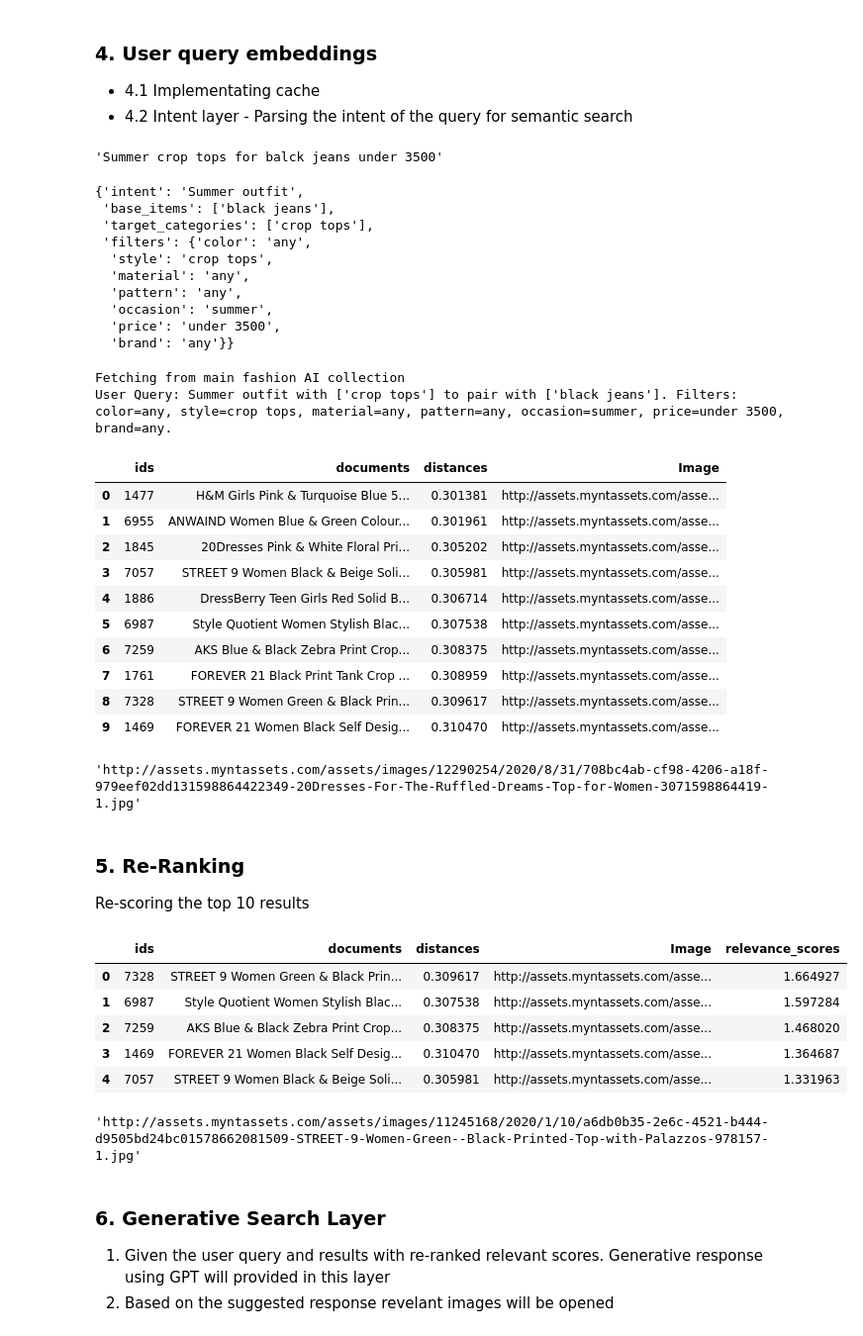
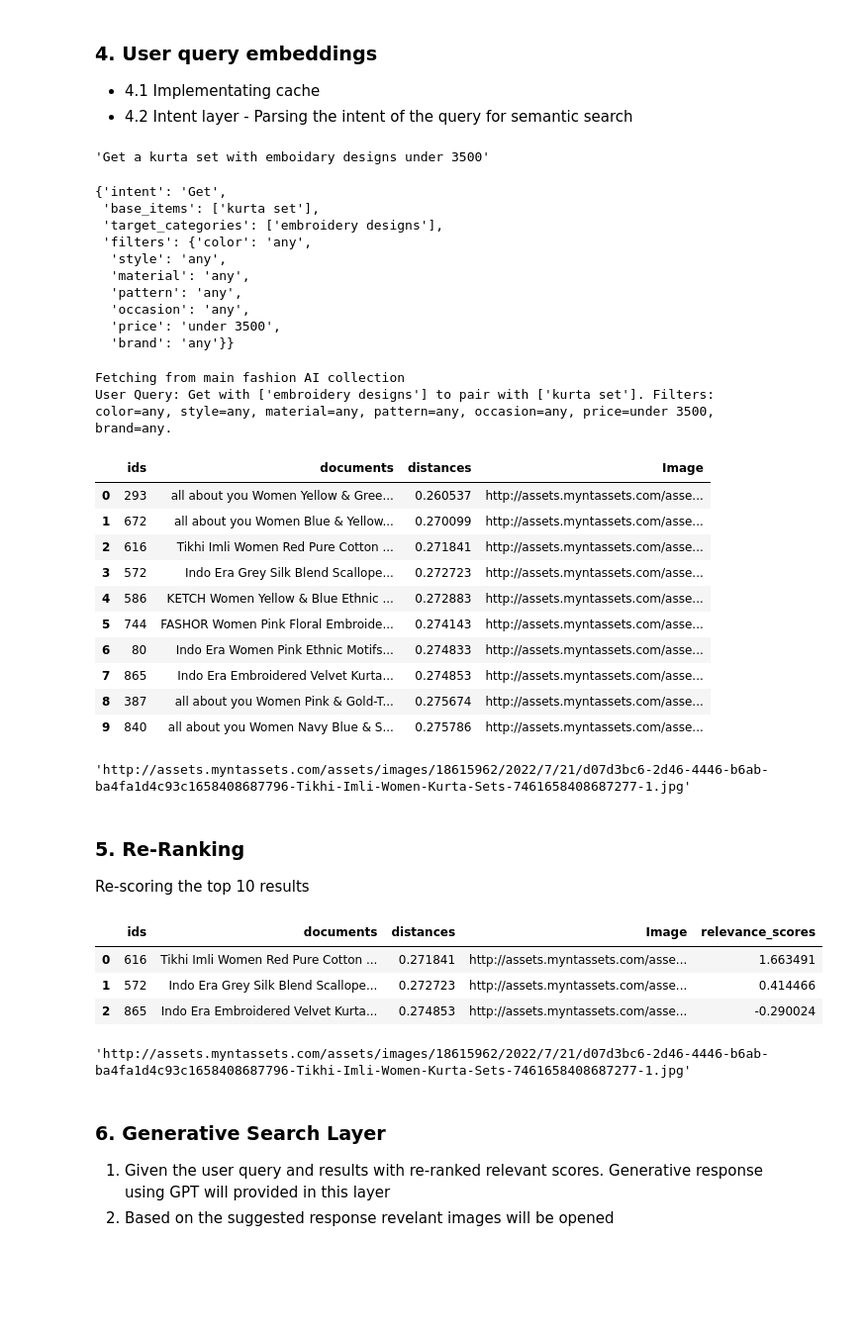
Before and after one commit to Abbhiraami/ML_AI_masters, a Jupyter notebook: fashion_rag_AI_search/fashion_AI_search.ipynb, the cells around one changed output. Shown at 99% size. Cells and saved outputs as stored; diff of their text form; code cells hidden in the pictures; blank space fills up the shorter version.

```diff
--- a/fashion_rag_AI_search/fashion_AI_search.ipynb
+++ b/fashion_rag_AI_search/fashion_AI_search.ipynb
@@ -237,10 +235,10 @@ collection.peek(2)
 - 4.1 Implementating cache
 - 4.2 Intent layer - Parsing the intent of the query for semantic search
 # %%
-query="Summer crop tops for balck jeans under 3500"
+query="Get a kurta set with emboidary designs under 3500"
 query
 # %% [output]
-'Summer crop tops for balck jeans under 3500'
+'Get a kurta set with emboidary designs under 3500'
 # %%
 ### 4.2 Intent layer - Parsing the intent of the query for semantic search]
 def parse_intent(query):
@@ -292,14 +290,14 @@ def parse_intent(query):
 parsed_intent = parse_intent(query)
 parsed_intent
 # %% [output]
-{'intent': 'Summer outfit',
- 'base_items': ['black jeans'],
- 'target_categories': ['crop tops'],
+{'intent': 'Get',
+ 'base_items': ['kurta set'],
+ 'target_categories': ['embroidery designs'],
  'filters': {'color': 'any',
-  'style': 'crop tops',
+  'style': 'any',
   'material': 'any',
   'pattern': 'any',
-  'occasion': 'summer',
+  'occasion': 'any',
   'price': 'under 3500',
   'brand': 'any'}}
 # %%
@@ -372,22 +370,22 @@ print("User Query:", user_query )
 results
 # %% [output]
 Fetching from main fashion AI collection
-User Query: Summer outfit with ['crop tops'] to pair with ['black jeans']. Filters: color=any, style=crop tops, material=any, pattern=any, occasion=summer, price=under 3500, brand=any.
+User Query: Get with ['embroidery designs'] to pair with ['kurta set']. Filters: color=any, style=any, material=any, pattern=any, occasion=any, price=under 3500, brand=any.
 |  | ids | documents | distances | Image |
-| 0 | 1477 | H&M Girls Pink & Turquoise Blue 5... | 0.301381 | http://assets.myntassets.com/asse... |
-| 1 | 6955 | ANWAIND Women Blue & Green Colour... | 0.301961 | http://assets.myntassets.com/asse... |
-| 2 | 1845 | 20Dresses Pink & White Floral Pri... | 0.305202 | http://assets.myntassets.com/asse... |
-| 3 | 7057 | STREET 9 Women Black & Beige Soli... | 0.305981 | http://assets.myntassets.com/asse... |
-| 4 | 1886 | DressBerry Teen Girls Red Solid B... | 0.306714 | http://assets.myntassets.com/asse... |
-| 5 | 6987 | Style Quotient Women Stylish Blac... | 0.307538 | http://assets.myntassets.com/asse... |
-| 6 | 7259 | AKS Blue & Black Zebra Print Crop... | 0.308375 | http://assets.myntassets.com/asse... |
-| 7 | 1761 | FOREVER 21 Black Print Tank Crop ... | 0.308959 | http://assets.myntassets.com/asse... |
-| 8 | 7328 | STREET 9 Women Green & Black Prin... | 0.309617 | http://assets.myntassets.com/asse... |
-| 9 | 1469 | FOREVER 21 Women Black Self Desig... | 0.310470 | http://assets.myntassets.com/asse... |
+| 0 | 293 | all about you Women Yellow & Gree... | 0.260537 | http://assets.myntassets.com/asse... |
+| 1 | 672 | all about you Women Blue & Yellow... | 0.270099 | http://assets.myntassets.com/asse... |
+| 2 | 616 | Tikhi Imli Women Red Pure Cotton ... | 0.271841 | http://assets.myntassets.com/asse... |
+| 3 | 572 | Indo Era Grey Silk Blend Scallope... | 0.272723 | http://assets.myntassets.com/asse... |
+| 4 | 586 | KETCH Women Yellow & Blue Ethnic ... | 0.272883 | http://assets.myntassets.com/asse... |
+| 5 | 744 | FASHOR Women Pink Floral Embroide... | 0.274143 | http://assets.myntassets.com/asse... |
+| 6 | 80 | Indo Era Women Pink Ethnic Motifs... | 0.274833 | http://assets.myntassets.com/asse... |
+| 7 | 865 | Indo Era Embroidered Velvet Kurta... | 0.274853 | http://assets.myntassets.com/asse... |
+| 8 | 387 | all about you Women Pink & Gold-T... | 0.275674 | http://assets.myntassets.com/asse... |
+| 9 | 840 | all about you Women Navy Blue & S... | 0.275786 | http://assets.myntassets.com/asse... |
 # %%
 results.Image.loc[2]
 # %% [output]
-'http://assets.myntassets.com/assets/images/12290254/2020/8/31/708bc4ab-cf98-4206-a18f-979eef02dd131598864422349-20Dresses-For-The-Ruffled-Dreams-Top-for-Women-3071598864419-1.jpg'
+'http://assets.myntassets.com/assets/images/18615962/2022/7/21/d07d3bc6-2d46-4446-b6ab-ba4fa1d4c93c1658408687796-Tikhi-Imli-Women-Kurta-Sets-7461658408687277-1.jpg'
 # %% [markdown]
 ### 5. Re-Ranking
 
@@ -412,19 +410,17 @@ def rerank_results(query,results,reranker,top_k=5):
     reranked_results=results.sort_values(by='relevance_scores',ascending=False).head(top_k).reset_index(drop=True)
     return reranked_results
 # %%
-results=rerank_results(user_query,results,reranker,top_k=5)
+results=rerank_results(user_query,results,reranker,top_k=3)
 results
 # %% [output]
 |  | ids | documents | distances | Image | relevance_scores |
-| 0 | 7328 | STREET 9 Women Green & Black Prin... | 0.309617 | http://assets.myntassets.com/asse... | 1.664927 |
-| 1 | 6987 | Style Quotient Women Stylish Blac... | 0.307538 | http://assets.myntassets.com/asse... | 1.597284 |
-| 2 | 7259 | AKS Blue & Black Zebra Print Crop... | 0.308375 | http://assets.myntassets.com/asse... | 1.468020 |
-| 3 | 1469 | FOREVER 21 Women Black Self Desig... | 0.310470 | http://assets.myntassets.com/asse... | 1.364687 |
-| 4 | 7057 | STREET 9 Women Black & Beige Soli... | 0.305981 | http://assets.myntassets.com/asse... | 1.331963 |
+| 0 | 616 | Tikhi Imli Women Red Pure Cotton ... | 0.271841 | http://assets.myntassets.com/asse... | 1.663491 |
+| 1 | 572 | Indo Era Grey Silk Blend Scallope... | 0.272723 | http://assets.myntassets.com/asse... | 0.414466 |
+| 2 | 865 | Indo Era Embroidered Velvet Kurta... | 0.274853 | http://assets.myntassets.com/asse... | -0.290024 |
 # %%
 results.Image.loc[0]
 # %% [output]
-'http://assets.myntassets.com/assets/images/11245168/2020/1/10/a6db0b35-2e6c-4521-b444-d9505bd24bc01578662081509-STREET-9-Women-Green--Black-Printed-Top-with-Palazzos-978157-1.jpg'
+'http://assets.myntassets.com/assets/images/18615962/2022/7/21/d07d3bc6-2d46-4446-b6ab-ba4fa1d4c93c1658408687796-Tikhi-Imli-Women-Kurta-Sets-7461658408687277-1.jpg'
 # %% [markdown]
 ### 6. Generative Search Layer
 
```
Also changed, not shown: parts of 7 cells of this notebook, 3 other files.
